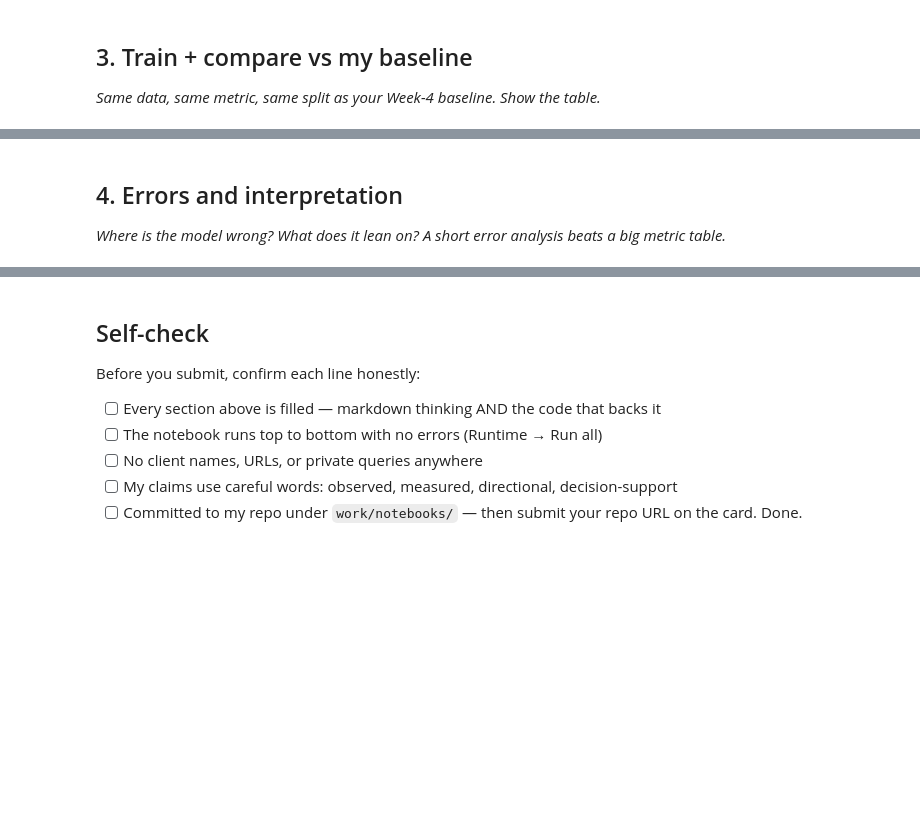
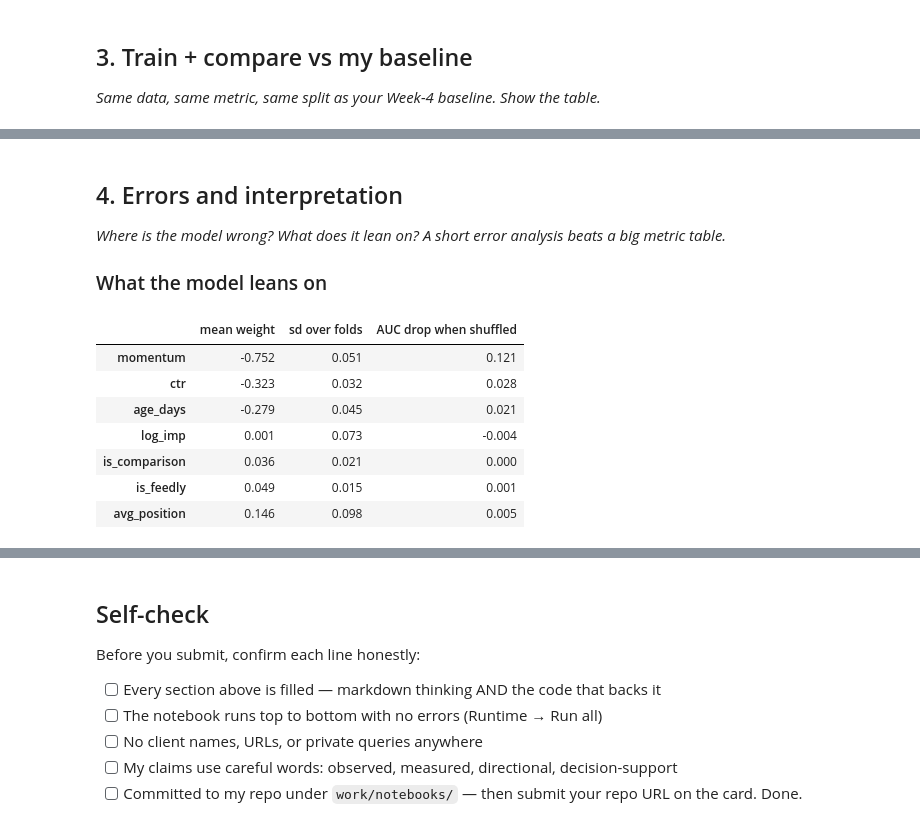
Before and after one commit to h0pi/flyrank-ml-intenrship, a Jupyter notebook: work/notebooks/w05_model.ipynb, the cells around one changed output, grey strips where cells are left out. Cells and saved outputs as stored; diff of their text form; code cells hidden in the pictures; blank space fills up the shorter version.

```diff
--- a/work/notebooks/w05_model.ipynb
+++ b/work/notebooks/w05_model.ipynb
@@ -31,3 +238,5 @@ This skeleton is yours to fill. Work the sections **in order** — each one has
 ## 4. Errors and interpretation
 
 *Where is the model wrong? What does it lean on? A short error analysis beats a big metric table.*
+
+### What the model leans on
@@ -36,0 +243,23 @@ This skeleton is yours to fill. Work the sections **in order** — each one has
+# %%
+
+# Logistic Regression weights (standardised inputs, averaged over the 5 folds)
+coefs = pd.DataFrame([m[-1].coef_[0] for m in fitted["Logistic Regression"]], columns=FEATURES)
+weights = pd.DataFrame({"mean weight": coefs.mean(), "sd over folds": coefs.std()}).sort_values("mean weight")
+
+# permutation importance on each held-out fold: drop in ROC-AUC when one input is shuffled
+imp = []
+for k, (tr, te) in enumerate(folds):
+    r = permutation_importance(fitted["Logistic Regression"][k], df.loc[te, FEATURES], df.loc[te, "is_declining"],
+                               scoring="roc_auc", n_repeats=5, random_state=SEED)
+    imp.append(r.importances_mean)
+weights["AUC drop when shuffled"] = pd.Series(np.mean(imp, axis=0), index=FEATURES)
+weights.round(3)
+# %% [output]
+|  | mean weight | sd over folds | AUC drop when shuffled |
+| momentum | -0.752 | 0.051 | 0.121 |
+| ctr | -0.323 | 0.032 | 0.028 |
+| age_days | -0.279 | 0.045 | 0.021 |
+| log_imp | 0.001 | 0.073 | -0.004 |
+| is_comparison | 0.036 | 0.021 | 0.000 |
+| is_feedly | 0.049 | 0.015 | 0.001 |
+| avg_position | 0.146 | 0.098 | 0.005 |
```
Also changed, not shown: parts of 20 cells of this notebook, 1 other file.
